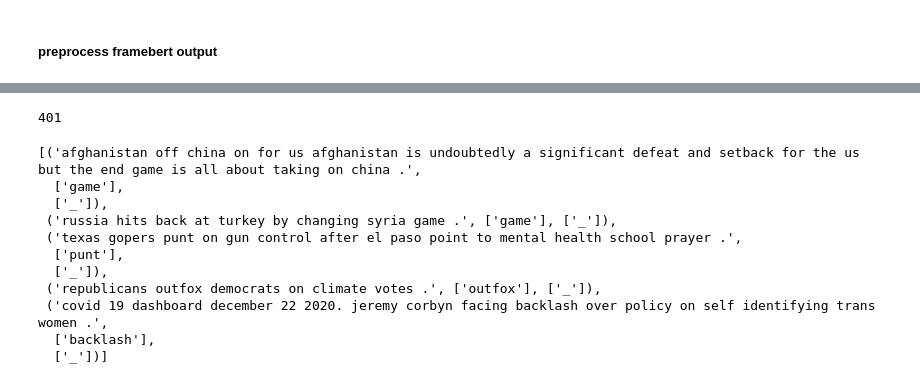
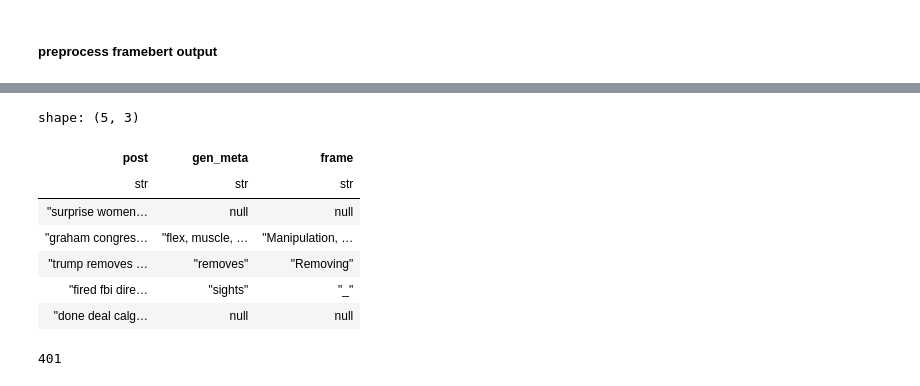
Before and after one commit to tatami-galaxy/sports-language-in-politics, a Jupyter notebook: experiments/notebooks/eval_political_posts_chatgpt.ipynb, the cells around one changed output, grey strips where cells are left out. Drawn from its saved outputs; the diff is of its cells as text; code cells hidden in the pictures.

```diff
--- a/experiments/notebooks/eval_political_posts_chatgpt.ipynb
+++ b/experiments/notebooks/eval_political_posts_chatgpt.ipynb
@@ -1029,33 +1011,51 @@ shape: (6_262, 4)
 # %%
-tokens = df['Tokens'].to_list()
-metas = df['Real_metaphors'].to_list()
-frames = df['Frame_label'].to_list()
+tokens = frame_df['Tokens'].to_list()
+metas = frame_df['Real_metaphors'].to_list()
+frames = frame_df['Frame_label'].to_list()
 
 posts = []
+gen_meta = []
+frame_label = []
+
 sen = []
-
-for token in tokens:
-    #print(token)
-    sen.append(token)
-    if token == '.':
+meta = []
+frame = []
+for t in range(len(tokens)):
+    sen.append(tokens[t])
+    if metas[t] == 1:
+        meta.append(tokens[t])
+        frame.append(frames[t])
+    if tokens[t] == '.':
         post = " ".join(sen)
         posts.append(post)
         sen = []
+        if len(meta) > 1:
+            gen_meta.append(', '.join(meta))
+            frame_label.append(', '.join(frame))
+        elif len(meta) == 1:
+            gen_meta.append(meta[0])
+            frame_label.append(frame[0])
+        else:
+            gen_meta.append(None)
+            frame_label.append(None)
+        meta = []
+        frame = []
 
-len(posts)
+new_frame_df = pl.from_dict(
+    {
+        'post': posts,
+        'gen_meta': gen_meta,
+        'frame': frame_label,
+    }
+)
+
+new_frame_df.head()
 # %% [output]
-401
+shape: (5, 3)
+| post | gen_meta | frame |
+| str | str | str |
+| "surprise women… | null | null |
+| "graham congres… | "flex, muscle, … | "Manipulation, … |
+| "trump removes … | "removes" | "Removing" |
+| "fired fbi dire… | "sights" | "_" |
+| "done deal calg… | null | null |
-# %%
-data
-# %% [output]
-[('afghanistan off china on for us afghanistan is undoubtedly a significant defeat and setback for the us but the end game is all about taking on china .',
-  ['game'],
-  ['_']),
- ('russia hits back at turkey by changing syria game .', ['game'], ['_']),
- ('texas gopers punt on gun control after el paso point to mental health school prayer .',
-  ['punt'],
-  ['_']),
- ('republicans outfox democrats on climate votes .', ['outfox'], ['_']),
- ('covid 19 dashboard december 22 2020. jeremy corbyn facing backlash over policy on self identifying trans women .',
-  ['backlash'],
-  ['_'])]
@@ -1061,0 +1077,4 @@ data
+# %%
+len(sports_meta)
+# %% [output]
+401
```
Also changed, not shown: parts of 9 cells of this notebook.
